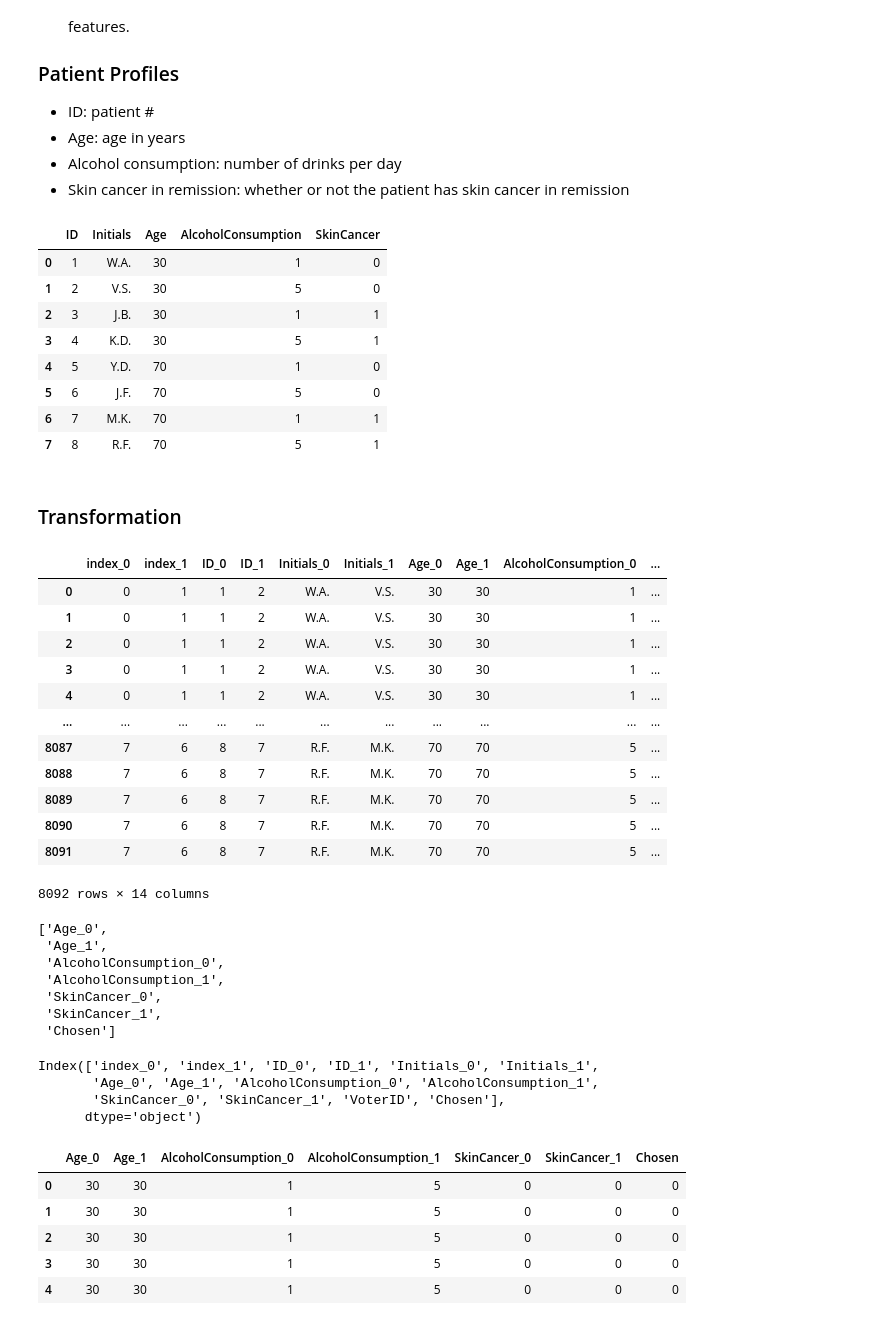
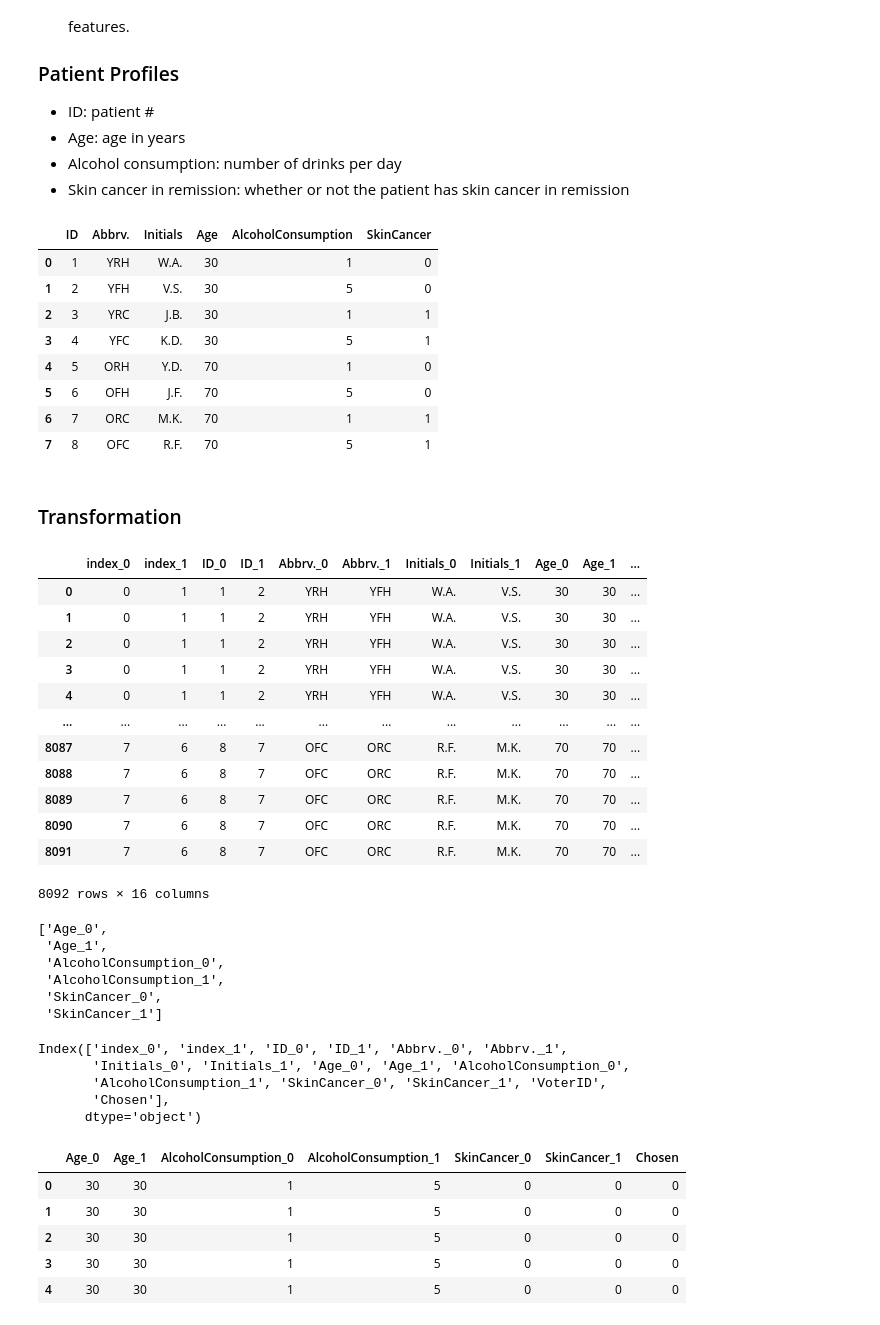
Before and after one commit to ryansteed/heuristic-moral-machine, a Jupyter notebook: jupyter/kidney-exchange.ipynb, the cells around one changed output. Saved outputs shown, nothing was run; the diff lists cells and outputs as text; code cells hidden in the pictures.

```diff
--- a/jupyter/kidney-exchange.ipynb
+++ b/jupyter/kidney-exchange.ipynb
@@ -85,28 +85,29 @@ print(df.shape[0])
 - Alcohol consumption: number of drinks per day
 - Skin cancer in remission: whether or not the patient has skin cancer in remission
 # %%
-features_endo = ["ID", "Initials", "Age", "AlcoholConsumption", "SkinCancer"]
+features_endo = ["ID", "Abbrv.", "Initials", "Age", "AlcoholConsumption", "SkinCancer"]
 patients = pd.DataFrame([
-    [1, "W.A.", 30, 1, 0],
-    [2, "V.S.", 30, 5, 0],
-    [3, "J.B.", 30, 1, 1],
-    [4, "K.D.", 30, 5, 1],
-    [5, "Y.D.", 70, 1, 0],
-    [6, "J.F.", 70, 5, 0],
-    [7, "M.K.", 70, 1, 1],
-    [8, "R.F.", 70, 5, 1]
+    [1, "YRH", "W.A.", 30, 1, 0],
+    [2, "YFH", "V.S.", 30, 5, 0],
+    [3, "YRC", "J.B.", 30, 1, 1],
+    [4, "YFC", "K.D.", 30, 5, 1],
+    [5, "ORH", "Y.D.", 70, 1, 0],
+    [6, "OFH", "J.F.", 70, 5, 0],
+    [7, "ORC", "M.K.", 70, 1, 1],
+    [8, "OFC", "R.F.", 70, 5, 1]
 ], columns=features_endo)
+features_endo.remove("Abbrv.")
 patients
 # %% [output]
-|  | ID | Initials | Age | AlcoholConsumption | SkinCancer |
-| 0 | 1 | W.A. | 30 | 1 | 0 |
-| 1 | 2 | V.S. | 30 | 5 | 0 |
-| 2 | 3 | J.B. | 30 | 1 | 1 |
-| 3 | 4 | K.D. | 30 | 5 | 1 |
-| 4 | 5 | Y.D. | 70 | 1 | 0 |
-| 5 | 6 | J.F. | 70 | 5 | 0 |
-| 6 | 7 | M.K. | 70 | 1 | 1 |
-| 7 | 8 | R.F. | 70 | 5 | 1 |
+|  | ID | Abbrv. | Initials | Age | AlcoholConsumption | SkinCancer |
+| 0 | 1 | YRH | W.A. | 30 | 1 | 0 |
+| 1 | 2 | YFH | V.S. | 30 | 5 | 0 |
+| 2 | 3 | YRC | J.B. | 30 | 1 | 1 |
+| 3 | 4 | YFC | K.D. | 30 | 5 | 1 |
+| 4 | 5 | ORH | Y.D. | 70 | 1 | 0 |
+| 5 | 6 | OFH | J.F. | 70 | 5 | 0 |
+| 6 | 7 | ORC | M.K. | 70 | 1 | 1 |
+| 7 | 8 | OFC | R.F. | 70 | 5 | 1 |
 # %% [markdown]
 ### Transformation
 # %%
@@ -135,21 +136,21 @@ for df in [df_0, df_1]:
 df_pairwise = pd.DataFrame(rows)
 df_pairwise
 # %% [output]
-|  | index_0 | index_1 | ID_0 | ID_1 | Initials_0 | Initials_1 | Age_0 | Age_1 | AlcoholConsumption_0 | ... |
-| 0 | 0 | 1 | 1 | 2 | W.A. | V.S. | 30 | 30 | 1 | ... |
-| 1 | 0 | 1 | 1 | 2 | W.A. | V.S. | 30 | 30 | 1 | ... |
-| 2 | 0 | 1 | 1 | 2 | W.A. | V.S. | 30 | 30 | 1 | ... |
-| 3 | 0 | 1 | 1 | 2 | W.A. | V.S. | 30 | 30 | 1 | ... |
-| 4 | 0 | 1 | 1 | 2 | W.A. | V.S. | 30 | 30 | 1 | ... |
-| ... | ... | ... | ... | ... | ... | ... | ... | ... | ... | ... |
-| 8087 | 7 | 6 | 8 | 7 | R.F. | M.K. | 70 | 70 | 5 | ... |
-| 8088 | 7 | 6 | 8 | 7 | R.F. | M.K. | 70 | 70 | 5 | ... |
-| 8089 | 7 | 6 | 8 | 7 | R.F. | M.K. | 70 | 70 | 5 | ... |
-| 8090 | 7 | 6 | 8 | 7 | R.F. | M.K. | 70 | 70 | 5 | ... |
-| 8091 | 7 | 6 | 8 | 7 | R.F. | M.K. | 70 | 70 | 5 | ... |
+|  | index_0 | index_1 | ID_0 | ID_1 | Abbrv._0 | Abbrv._1 | Initials_0 | Initials_1 | Age_0 | Age_1 | ... |
+| 0 | 0 | 1 | 1 | 2 | YRH | YFH | W.A. | V.S. | 30 | 30 | ... |
+| 1 | 0 | 1 | 1 | 2 | YRH | YFH | W.A. | V.S. | 30 | 30 | ... |
+| 2 | 0 | 1 | 1 | 2 | YRH | YFH | W.A. | V.S. | 30 | 30 | ... |
+| 3 | 0 | 1 | 1 | 2 | YRH | YFH | W.A. | V.S. | 30 | 30 | ... |
+| 4 | 0 | 1 | 1 | 2 | YRH | YFH | W.A. | V.S. | 30 | 30 | ... |
+| ... | ... | ... | ... | ... | ... | ... | ... | ... | ... | ... | ... |
+| 8087 | 7 | 6 | 8 | 7 | OFC | ORC | R.F. | M.K. | 70 | 70 | ... |
+| 8088 | 7 | 6 | 8 | 7 | OFC | ORC | R.F. | M.K. | 70 | 70 | ... |
+| 8089 | 7 | 6 | 8 | 7 | OFC | ORC | R.F. | M.K. | 70 | 70 | ... |
+| 8090 | 7 | 6 | 8 | 7 | OFC | ORC | R.F. | M.K. | 70 | 70 | ... |
+| 8091 | 7 | 6 | 8 | 7 | OFC | ORC | R.F. | M.K. | 70 | 70 | ... |
-8092 rows × 14 columns
+8092 rows × 16 columns
 # %%
-features = ["{}_{}".format(f, s) for f in features_endo for s in range(2) if f != "ID" and f != "Initials"] + ["Chosen"]
+features = ["{}_{}".format(f, s) for f in features_endo for s in range(2) if f != "ID" and f != "Initials"]
 num_features = features
 cat_features = []
 features
@@ -159,13 +160,13 @@ features
  'AlcoholConsumption_0',
  'AlcoholConsumption_1',
  'SkinCancer_0',
- 'SkinCancer_1',
- 'Chosen']
+ 'SkinCancer_1']
 # %%
 df_pairwise.columns
 # %% [output]
-Index(['index_0', 'index_1', 'ID_0', 'ID_1', 'Initials_0', 'Initials_1',
-       'Age_0', 'Age_1', 'AlcoholConsumption_0', 'AlcoholConsumption_1',
-       'SkinCancer_0', 'SkinCancer_1', 'VoterID', 'Chosen'],
+Index(['index_0', 'index_1', 'ID_0', 'ID_1', 'Abbrv._0', 'Abbrv._1',
+       'Initials_0', 'Initials_1', 'Age_0', 'Age_1', 'AlcoholConsumption_0',
+       'AlcoholConsumption_1', 'SkinCancer_0', 'SkinCancer_1', 'VoterID',
+       'Chosen'],
       dtype='object')
 # %%
```
Also changed, not shown: parts of 20 cells of this notebook, 2 other files.
